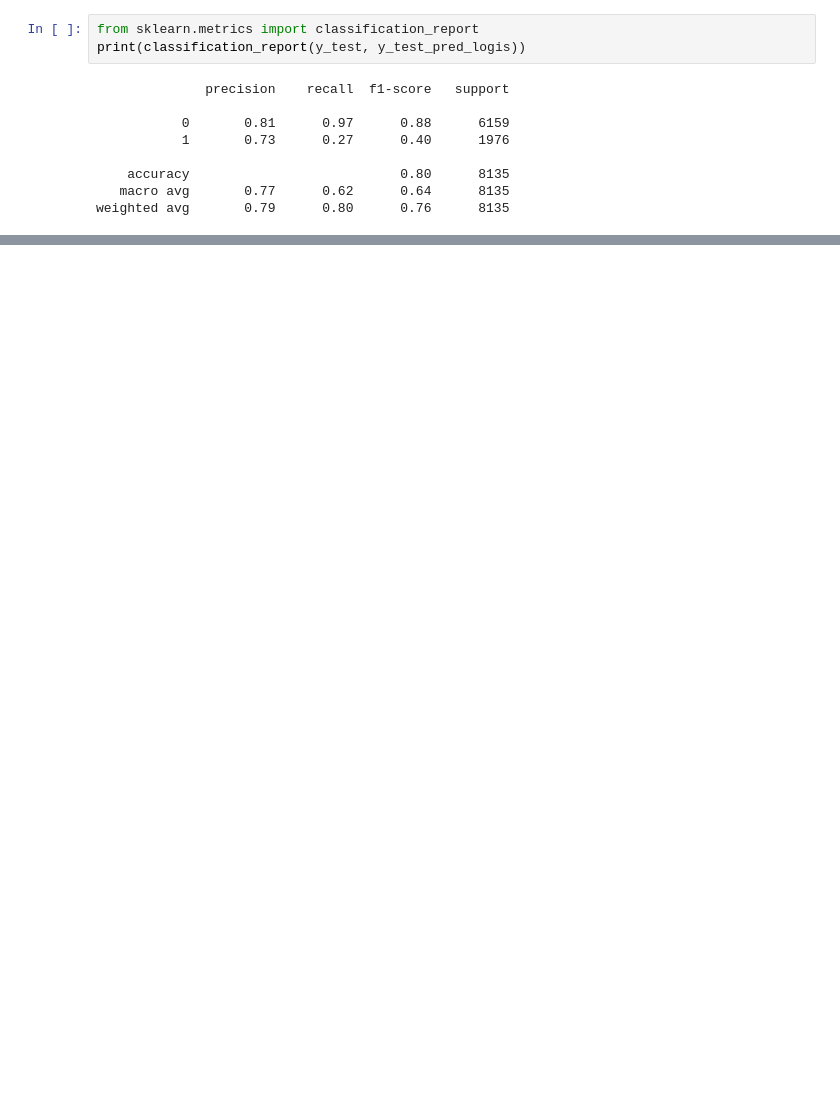
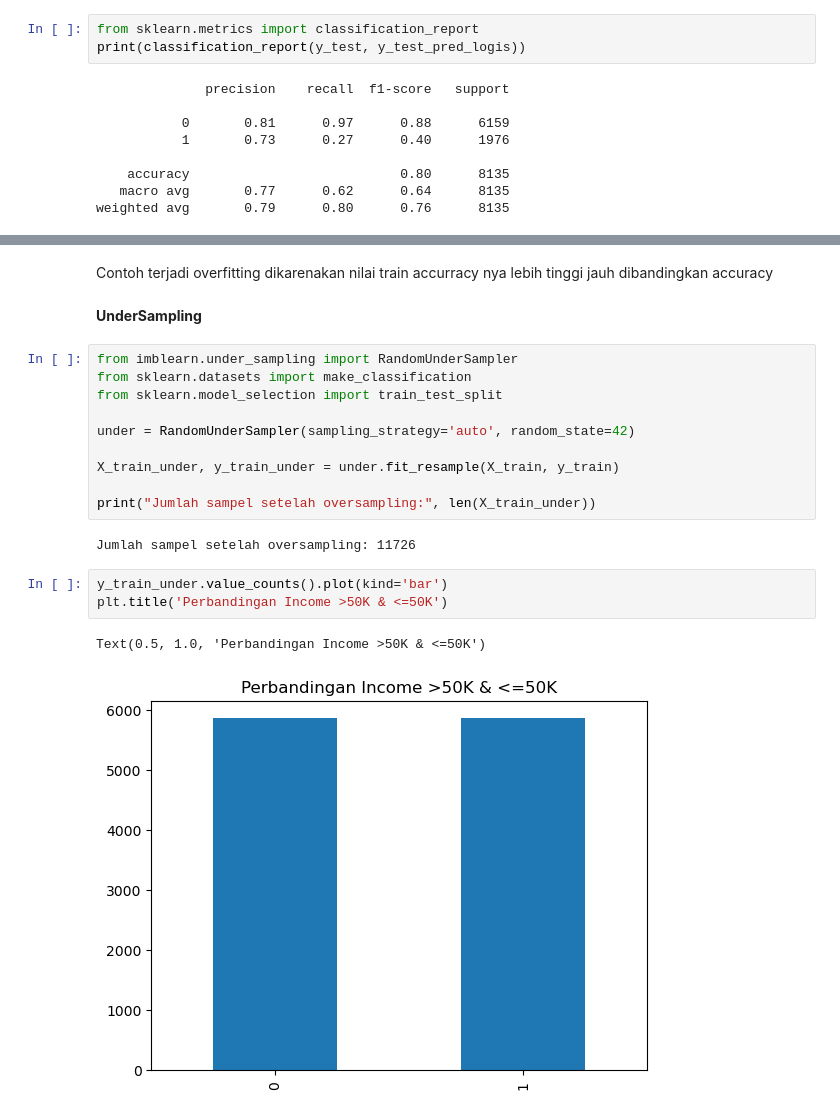
Before and after one commit to agnislur/ML_MBC, a Jupyter notebook: Collab_3 algoritma .ipynb, the cells around one changed output, grey strips where cells are left out. Saved outputs shown, nothing was run; the diff lists cells and outputs as text; blank space fills up the shorter version.

```diff
--- a/Collab_3 algoritma .ipynb
+++ b/Collab_3 algoritma .ipynb
@@ -597,0 +759,22 @@ weighted avg       0.79      0.80      0.76      8135
+# %% [markdown]
+Contoh terjadi overfitting dikarenakan nilai train accurracy nya lebih tinggi jauh dibandingkan accuracy
+# %% [markdown]
+**UnderSampling**
+# %%
+from imblearn.under_sampling import RandomUnderSampler
+from sklearn.datasets import make_classification
+from sklearn.model_selection import train_test_split
+
+under = RandomUnderSampler(sampling_strategy='auto', random_state=42)
+
+X_train_under, y_train_under = under.fit_resample(X_train, y_train)
+
+print("Jumlah sampel setelah oversampling:", len(X_train_under))
+# %% [output]
+Jumlah sampel setelah oversampling: 11726
+# %%
+y_train_under.value_counts().plot(kind='bar')
+plt.title('Perbandingan Income >50K & <=50K')
+# %% [output]
+Text(0.5, 1.0, 'Perbandingan Income >50K & <=50K')
+[figure, added]
```
Also changed, not shown: parts of 36 cells of this notebook.
